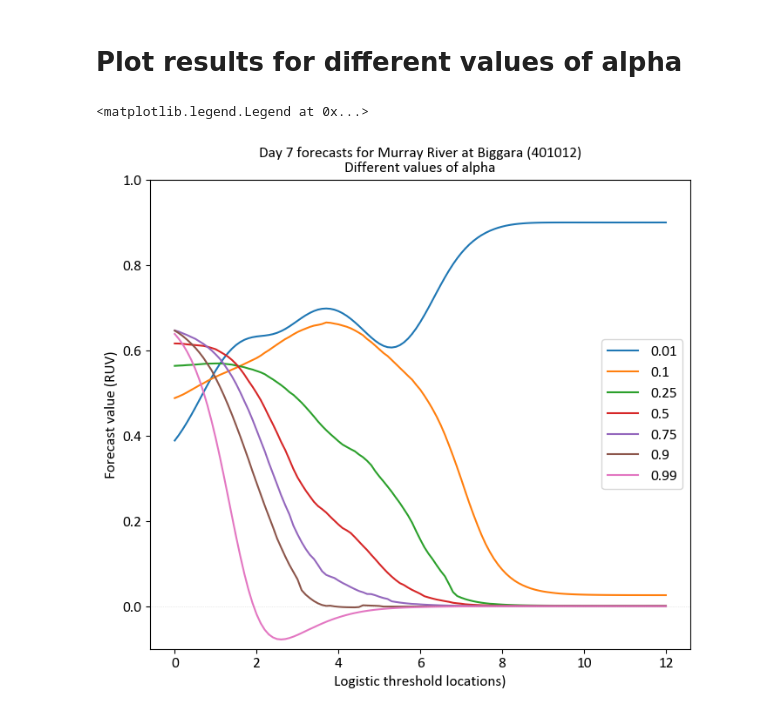
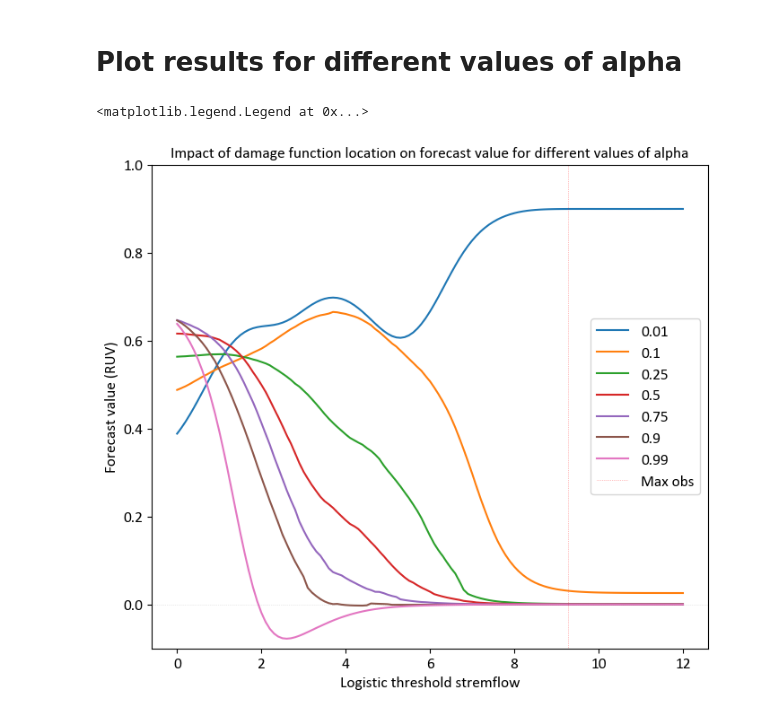
Before and after one commit to richardlaugesen/ruvpy, a Jupyter notebook: examples/example_4.ipynb, the cells around one changed output. Drawn from its saved outputs; the diff is of its cells as text; code cells hidden in the pictures.

```diff
--- a/examples/example_4.ipynb
+++ b/examples/example_4.ipynb
@@ -78,16 +78,16 @@ thresholds = np.arange(0, np.nanmax(obs) * 1.3, 0.1)
 streamflow = np.arange(0, np.nanmax(obs), 0.01) * 1.3
 damage_fnc, params = decision_definition['damage_function']
 
-for threshold in thresholds[[0, int(len(thresholds)/2), len(thresholds)-1]]:
+for threshold in thresholds[[0, int(len(thresholds)/4), int(len(thresholds)/2), 3*int(len(thresholds)/4), len(thresholds)-1]]:
     params['threshold'] = threshold
     damages = damage_fnc(params)(streamflow)
     plt.plot(streamflow, damages, label='threshold=%.1f' % params['threshold'])
 
 plt.axvline(np.nanmax(obs), color='red', linewidth=0.5, alpha=0.5, linestyle='dotted', label='Max obs')
 
-plt.title('Three example damage functions with\nsample of different values of logistic threshold location')
+plt.title('Example damage functions with different threshold locations')
 plt.xlabel('Streamflow')
 plt.ylabel('Damages')
-plt.legend()
+plt.legend(loc='lower left')
 # %% [output]
 <matplotlib.legend.Legend at 0x...>
@@ -107,12 +107,15 @@ results_df = pd.DataFrame(results, index=decision_definition['alphas']).T
 # %%
 results_df.plot()
 plt.axhline(0, color='grey', linewidth=0.5, alpha=0.3, linestyle='dotted')
 plt.ylim(-0.1, 1)
 #plt.xlim((0, 8))
-plt.xlabel('Logistic threshold locations)')
+
+plt.axvline(np.nanmax(obs), color='red', linewidth=0.5, alpha=0.5, linestyle='dotted', label='Max obs')
+
+plt.xlabel('Logistic threshold stremflow')
 plt.ylabel('Forecast value (RUV)')
-plt.title('Day 7 forecasts for Murray River at Biggara (401012)\nDifferent values of alpha', fontsize='medium')
+plt.title('Impact of damage function location on forecast value for different values of alpha', fontsize='medium')
 plt.legend()
 # %% [output]
 <matplotlib.legend.Legend at 0x...>
-[figure, old version]
+[figure, new version]
```
Also changed, not shown: parts of 1 cell of this notebook, 1 other file.
